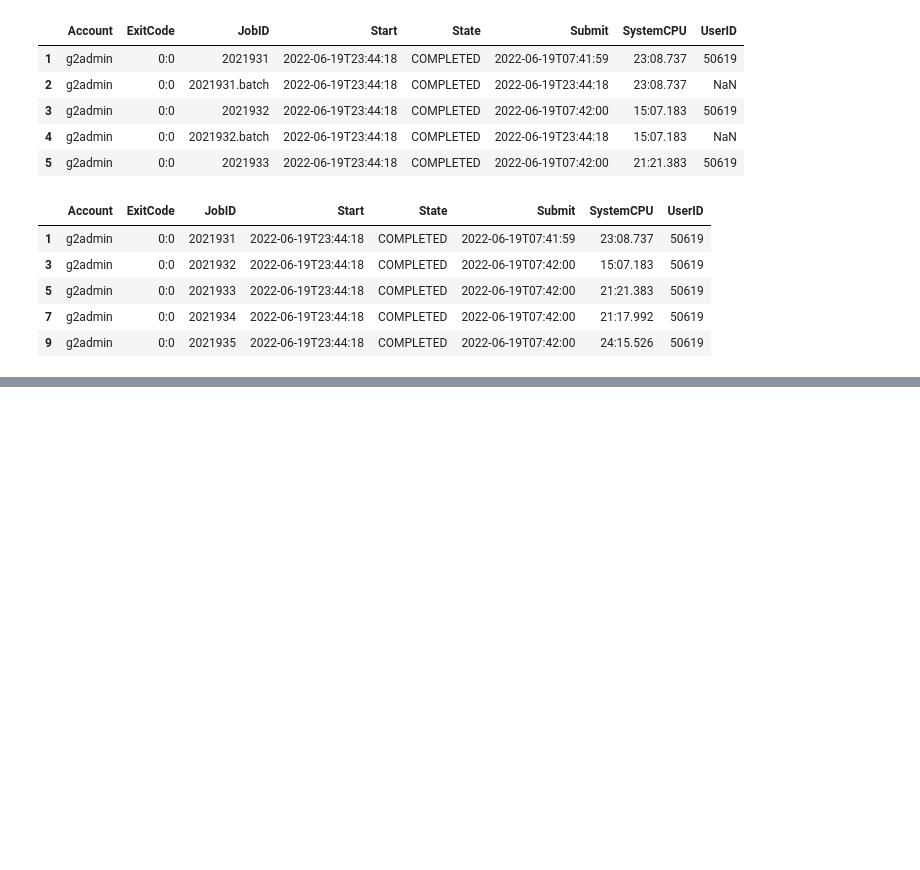
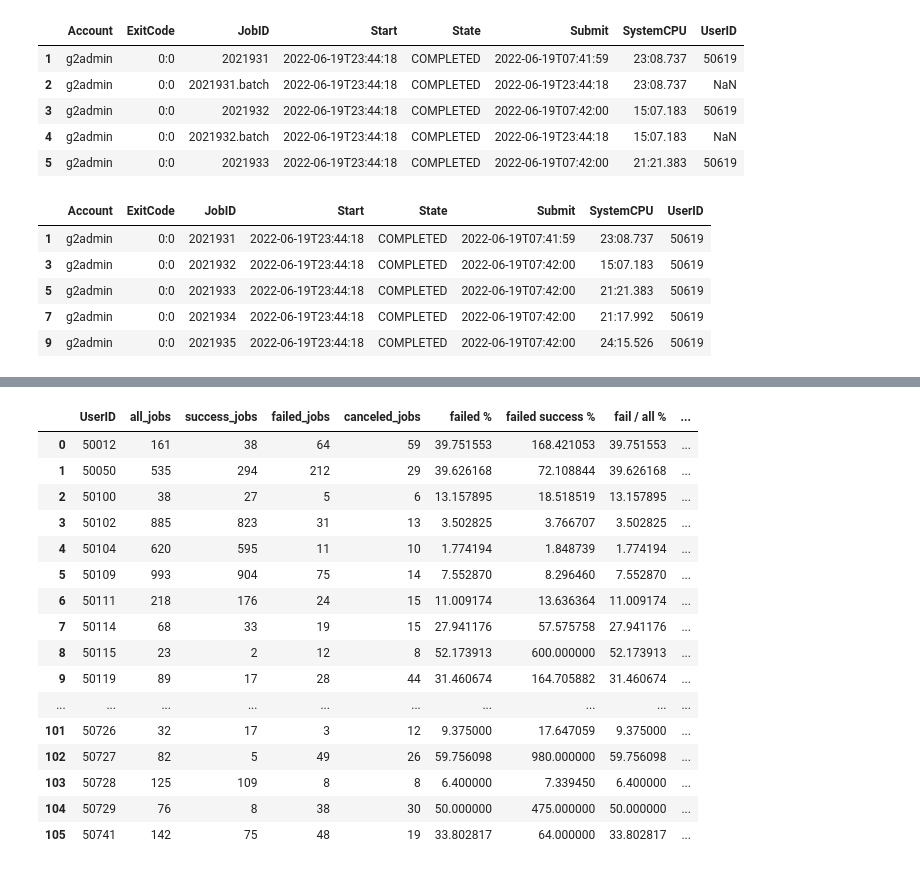
Before and after one commit to MagisterDegree/AnalysisSlurmClusterOperation, a Jupyter notebook: code/work.ipynb, the cells around one changed output, grey strips where cells are left out. Saved outputs shown, nothing was run; the diff lists cells and outputs as text; code cells hidden in the pictures; blank space fills up the shorter version.

```diff
--- a/code/work.ipynb
+++ b/code/work.ipynb
@@ -77,0 +121,20 @@ print(uniques_state)
+# %%
+display(all_group_by_user)
+# %% [output]
+|  | UserID | all_jobs | success_jobs | failed_jobs | canceled_jobs | failed % | failed success % | fail / all % | ... |
+| 0 | 50012 | 161 | 38 | 64 | 59 | 39.751553 | 168.421053 | 39.751553 | ... |
+| 1 | 50050 | 535 | 294 | 212 | 29 | 39.626168 | 72.108844 | 39.626168 | ... |
+| 2 | 50100 | 38 | 27 | 5 | 6 | 13.157895 | 18.518519 | 13.157895 | ... |
+| 3 | 50102 | 885 | 823 | 31 | 13 | 3.502825 | 3.766707 | 3.502825 | ... |
+| 4 | 50104 | 620 | 595 | 11 | 10 | 1.774194 | 1.848739 | 1.774194 | ... |
+| 5 | 50109 | 993 | 904 | 75 | 14 | 7.552870 | 8.296460 | 7.552870 | ... |
+| 6 | 50111 | 218 | 176 | 24 | 15 | 11.009174 | 13.636364 | 11.009174 | ... |
+| 7 | 50114 | 68 | 33 | 19 | 15 | 27.941176 | 57.575758 | 27.941176 | ... |
+| 8 | 50115 | 23 | 2 | 12 | 8 | 52.173913 | 600.000000 | 52.173913 | ... |
+| 9 | 50119 | 89 | 17 | 28 | 44 | 31.460674 | 164.705882 | 31.460674 | ... |
+| ... | ... | ... | ... | ... | ... | ... | ... | ... | ... |
+| 101 | 50726 | 32 | 17 | 3 | 12 | 9.375000 | 17.647059 | 9.375000 | ... |
+| 102 | 50727 | 82 | 5 | 49 | 26 | 59.756098 | 980.000000 | 59.756098 | ... |
+| 103 | 50728 | 125 | 109 | 8 | 8 | 6.400000 | 7.339450 | 6.400000 | ... |
+| 104 | 50729 | 76 | 8 | 38 | 30 | 50.000000 | 475.000000 | 50.000000 | ... |
+| 105 | 50741 | 142 | 75 | 48 | 19 | 33.802817 | 64.000000 | 33.802817 | ... |
```
Also changed, not shown: parts of 12 cells of this notebook.
